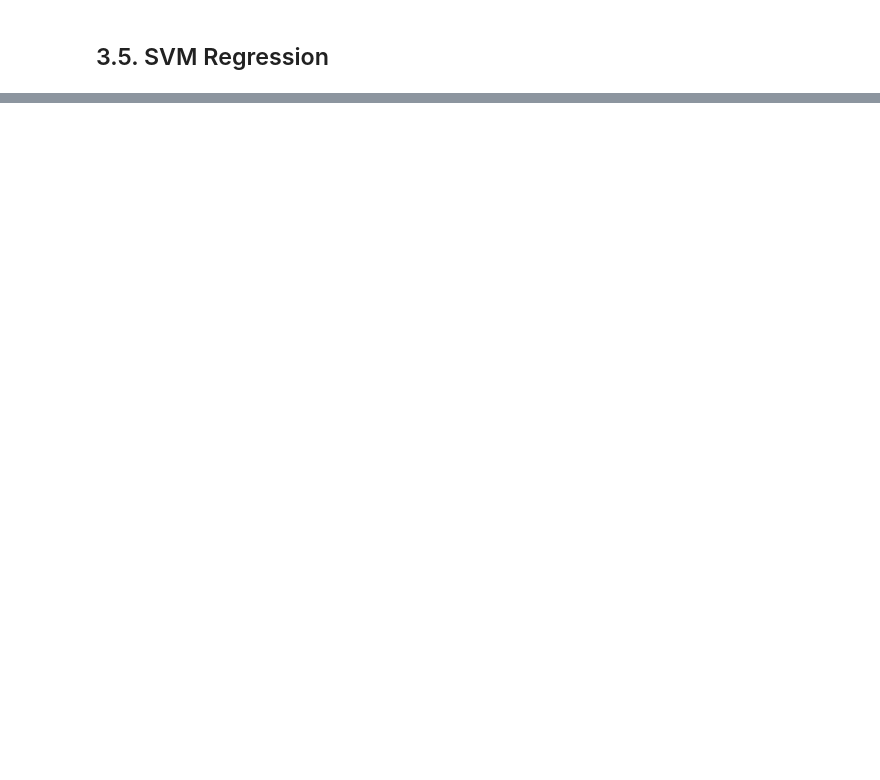
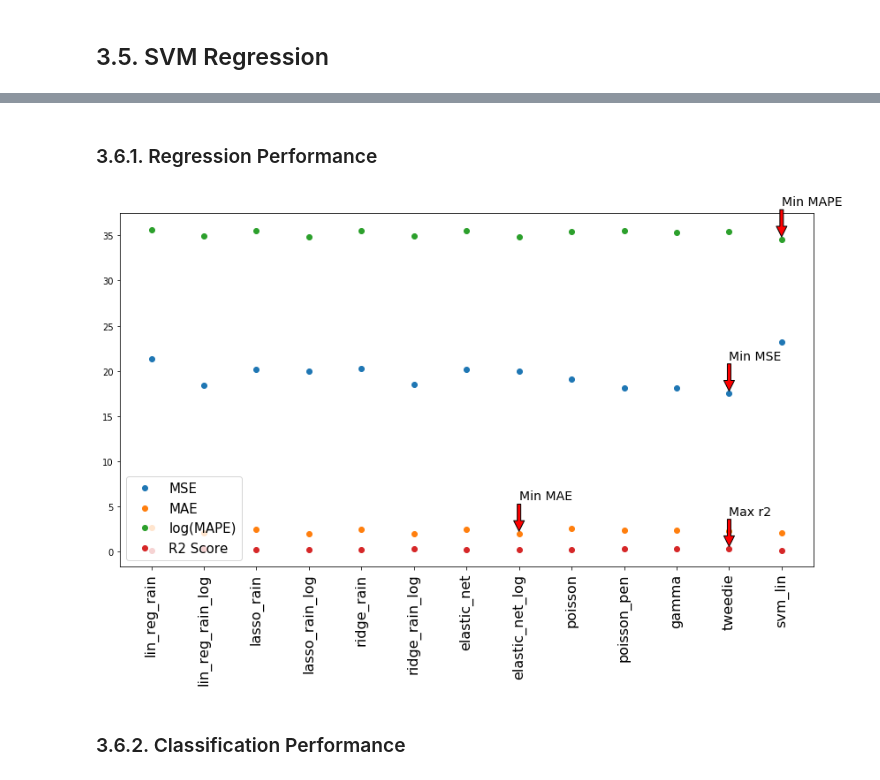
Before and after one commit to NguyenHai7120/4A-MachineLearning-Project, a Jupyter notebook: Classification_python.ipynb, the cells around one changed output, grey strips where cells are left out. Saved outputs shown, nothing was run; the diff lists cells and outputs as text; code cells hidden in the pictures; blank space fills up the shorter version.

```diff
--- a/Classification_python.ipynb
+++ b/Classification_python.ipynb
@@ -1450,0 +1605,5 @@ weighted avg       0.51      0.50      0.45       138
+# %%
+perf_reg = pd.read_excel("./Performance_Regression.xlsx", header = 1)
+# %%
+perf_reg = perf_reg.drop(11)
+perf_reg
@@ -1450,0 +1625,44 @@ weighted avg       0.51      0.50      0.45       138
+# %% [markdown]
+### 3.6.1. Regression Performance
+# %%
+plt.figure(figsize=(12,8))
+
+x = np.arange(13)
+
+plt.plot(x, perf_reg["MSE"], "o", label = "MSE")
+plt.plot(x, perf_reg["MAE"], "o", label = "MAE")
+plt.plot(x, np.log(perf_reg["MAPE"]), "o", label = "log(MAPE)")
+plt.plot(x, perf_reg["R2_Score"], "o", label = "R2 Score")
+
+arg_min_mse, min_mse = np.argmin(perf_reg["MSE"]), np.min(perf_reg["MSE"])
+
+plt.annotate(s = "Min MSE", xy = [arg_min_mse, min_mse + 0.25],
+        xytext = [arg_min_mse, min_mse + 3.75],
+        arrowprops = dict(facecolor ='red', shrink = 0.001), fontsize = 14 )
+
+arg_min_mae, min_mae = np.argmin(perf_reg["MAE"]), np.min(perf_reg["MAE"])
+
+plt.annotate(s = "Min MAE", xy = [arg_min_mae, min_mae + 0.25],
+        xytext = [arg_min_mae, min_mae + 3.75],
+        arrowprops = dict(facecolor ='red', shrink = 0.001), fontsize = 14 )
+
+arg_min_mape, min_mape = np.argmin(perf_reg["MAPE"]), np.min(np.log(perf_reg["MAPE"]))
+
+plt.annotate(s = "Min MAPE", xy = [arg_min_mape, min_mape + 0.25],
+        xytext = [arg_min_mape, min_mape + 3.75],
+        arrowprops = dict(facecolor ='red', shrink = 0.001), fontsize = 14 )
+
+arg_min_r2, min_r2 = np.argmax(perf_reg["R2_Score"]), np.max(perf_reg["R2_Score"])
+
+plt.annotate(s = "Max r2", xy = [arg_min_r2, min_r2 + 0.25],
+        xytext = [arg_min_r2, min_r2 + 3.75],
+        arrowprops = dict(facecolor ='red', shrink = 0.001), fontsize = 14 )
+
+plt.xticks(x, list(perf_reg["Model"]), rotation ='vertical', fontsize = 16)
+plt.legend(loc = 3, fontsize = 15)
+plt.tight_layout()
+plt.savefig("./Images/Reg_Performance.pdf")
+# %% [output]
+[figure, added]
+# %% [markdown]
+### 3.6.2. Classification Performance
```
Also changed, not shown: parts of 33 cells of this notebook, 6 other files.
